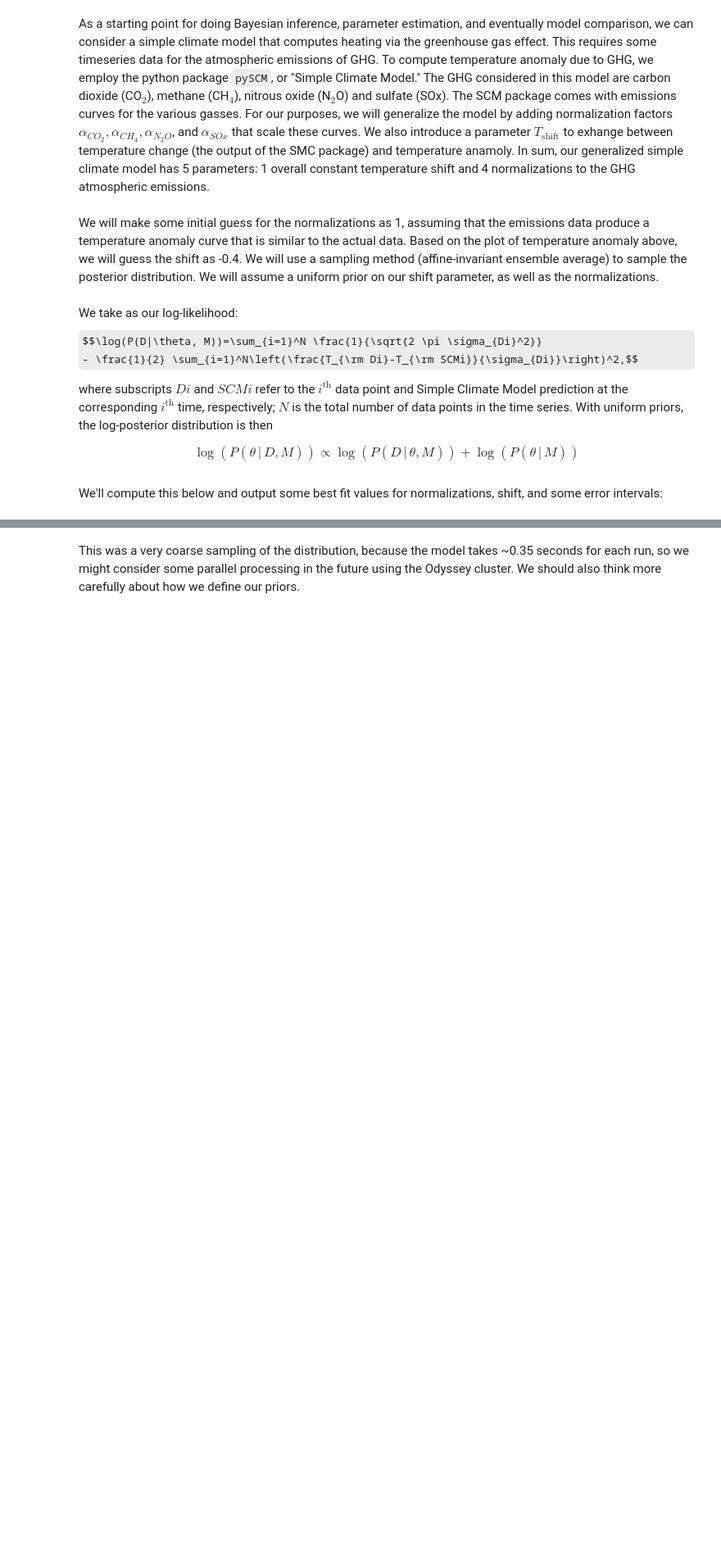
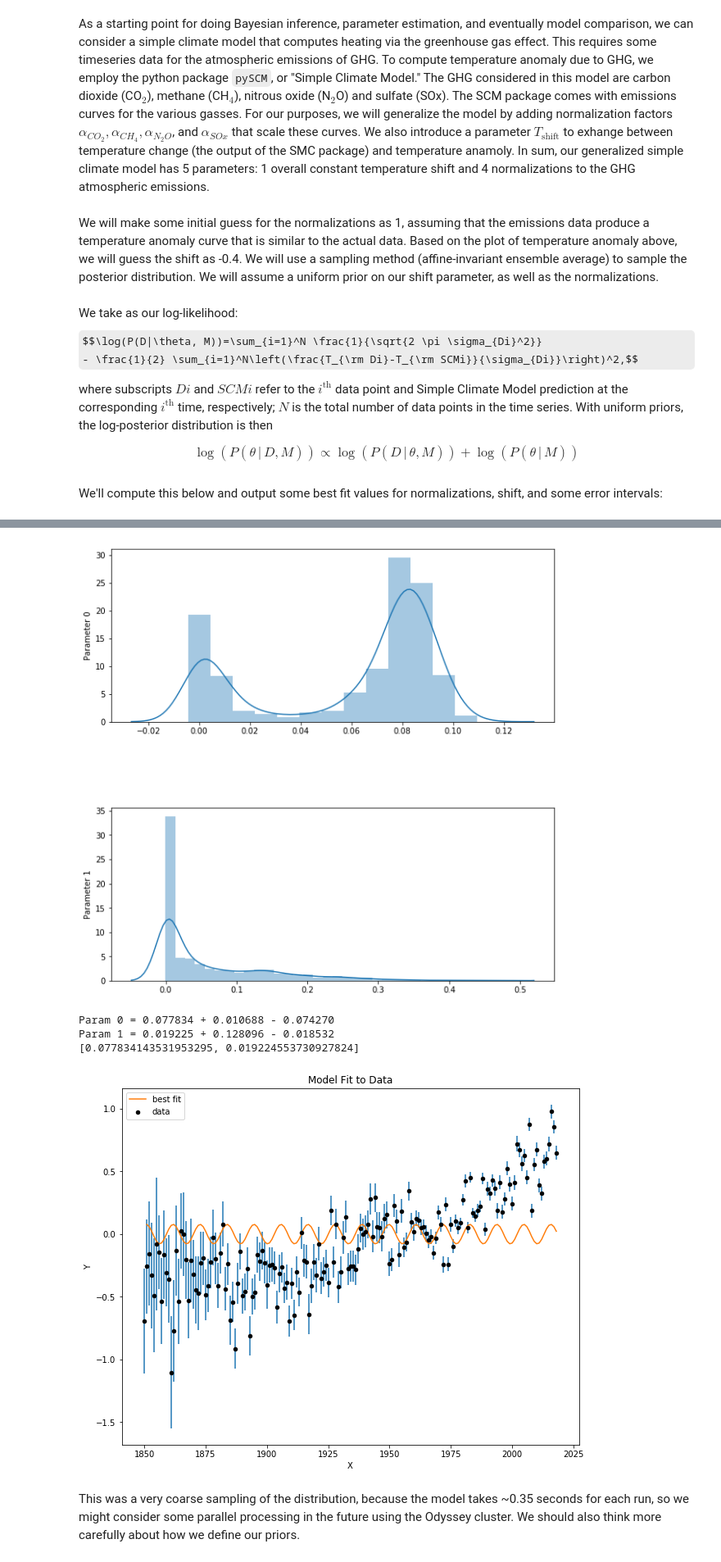
Before and after one commit to mrowan137/Climate, a Jupyter notebook: tutorial.ipynb, the cells around one changed output, grey strips where cells are left out. Shown: that part at 82% size. Saved outputs shown, nothing was run; the diff lists cells and outputs as text; code cells hidden in the pictures; some formulas as TeX source; blank space fills up the shorter version.

```diff
--- a/tutorial.ipynb
+++ b/tutorial.ipynb
@@ -83,0 +114,4 @@ SOx_norm = 0.799972 + 0.083057 - 0.081171
+# %%
+# Run MCMC on the cloud seeding model
+paramGuess = [0, 0]
+%time CSModelSample = CSModel.run_MCMC(paramGuess, nwalkers=10, nsteps=300)
@@ -84,2 +153,11 @@ SOx_norm = 0.799972 + 0.083057 - 0.081171
+# %%
+# Plot results from the sampling
+CSModel.show_results(burnin=100)
+# %% [output]
+[figure, added]
+Param 0 = 0.077834 + 0.010688 - 0.074270
+Param 1 = 0.019225 + 0.128096 - 0.018532
+[0.077834143531953295, 0.019224553730927824]
+[figure, added]
 # %% [markdown]
 This was a very coarse sampling of the distribution, because the model takes ~0.35 seconds for each run, so we might consider some parallel processing in the future using the Odyssey cluster.  We should also think more carefully about how we define our priors.
```
Also changed, not shown: parts of 9 cells of this notebook, 5 other files.
